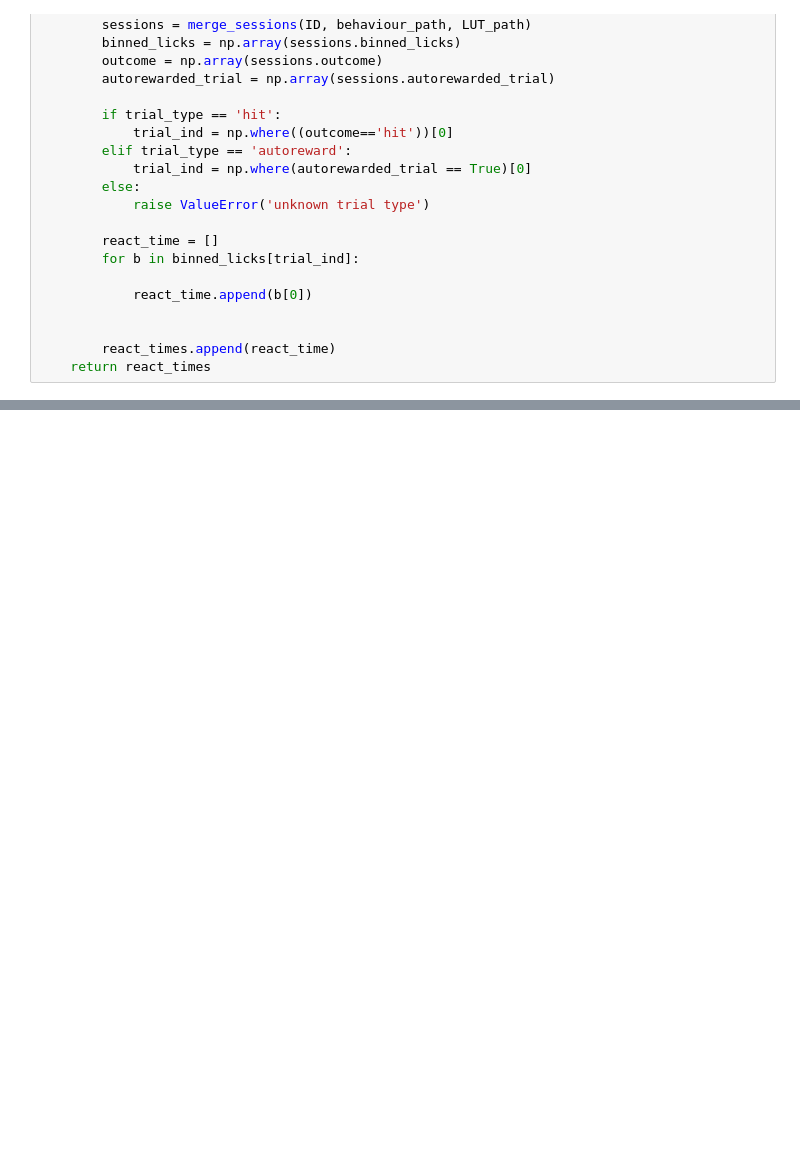
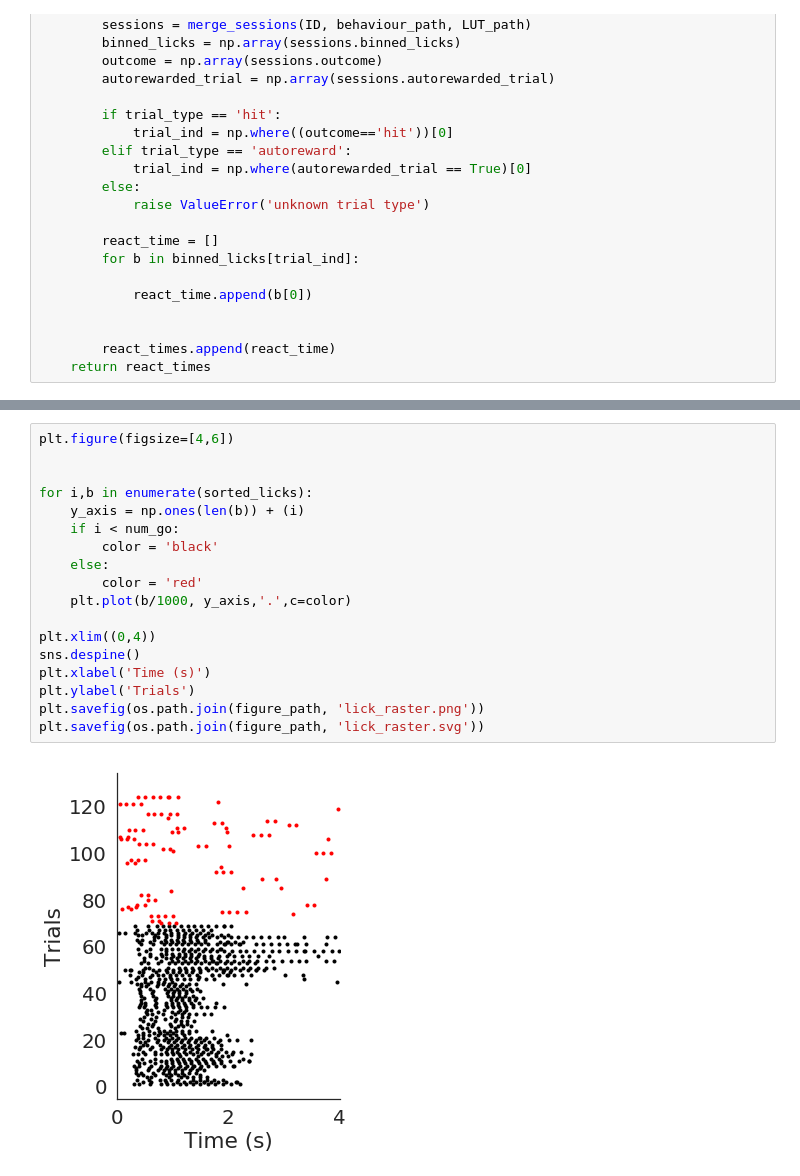
Before and after one commit to neuromantic99/sweetie_py, a Jupyter notebook: optostim_analysis/opto_stim.ipynb, the cells around one changed output, grey strips where cells are left out. Drawn from its saved outputs; the diff is of its cells as text; blank space fills up the shorter version.

```diff
--- a/optostim_analysis/opto_stim.ipynb
+++ b/optostim_analysis/opto_stim.ipynb
@@ -336,0 +341,20 @@ os.path.join(behaviour_path, 'auto_tranisition.svg')
+# %%
+plt.figure(figsize=[4,6])
+
+
+for i,b in enumerate(sorted_licks):
+    y_axis = np.ones(len(b)) + (i)
+    if i < num_go:
+        color = 'black'
+    else:
+        color = 'red'
+    plt.plot(b/1000, y_axis,'.',c=color)
+
+plt.xlim((0,4))
+sns.despine()
+plt.xlabel('Time (s)')
+plt.ylabel('Trials')
+plt.savefig(os.path.join(figure_path, 'lick_raster.png'))
+plt.savefig(os.path.join(figure_path, 'lick_raster.svg'))
+# %% [output]
+[figure, added]
```
Also changed, not shown: parts of 12 cells of this notebook.
